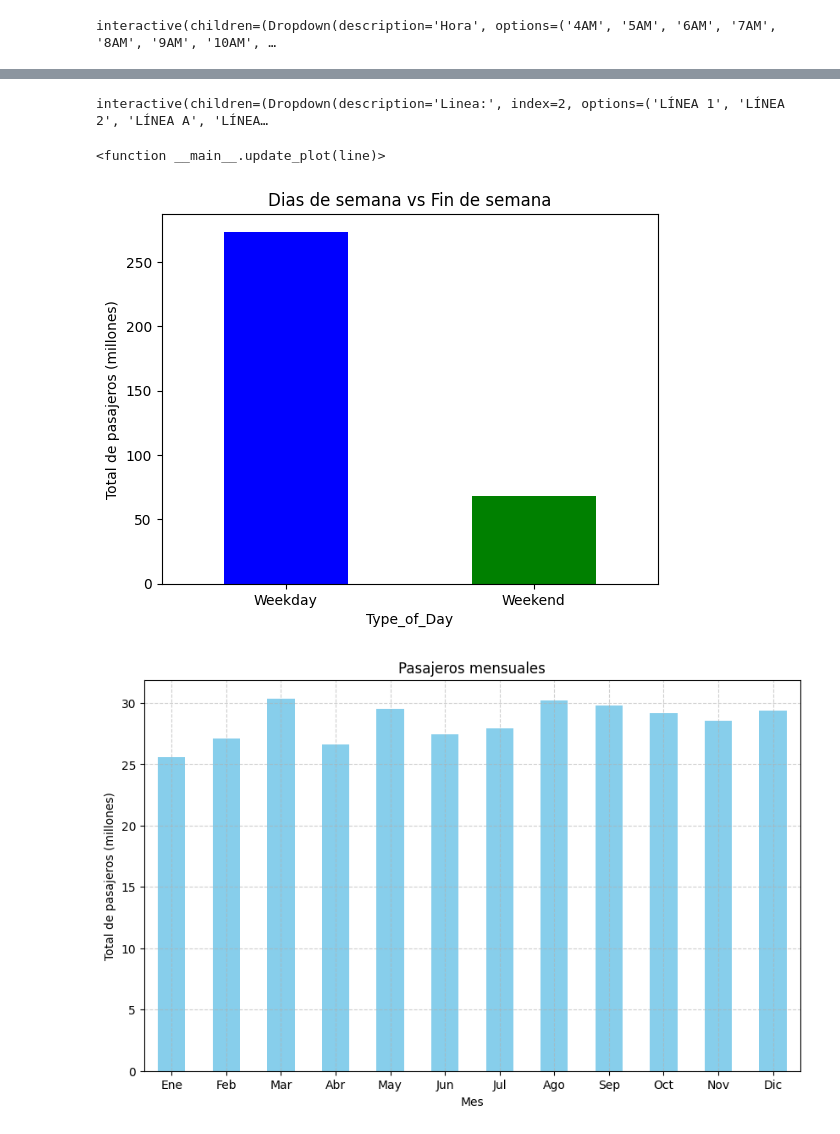
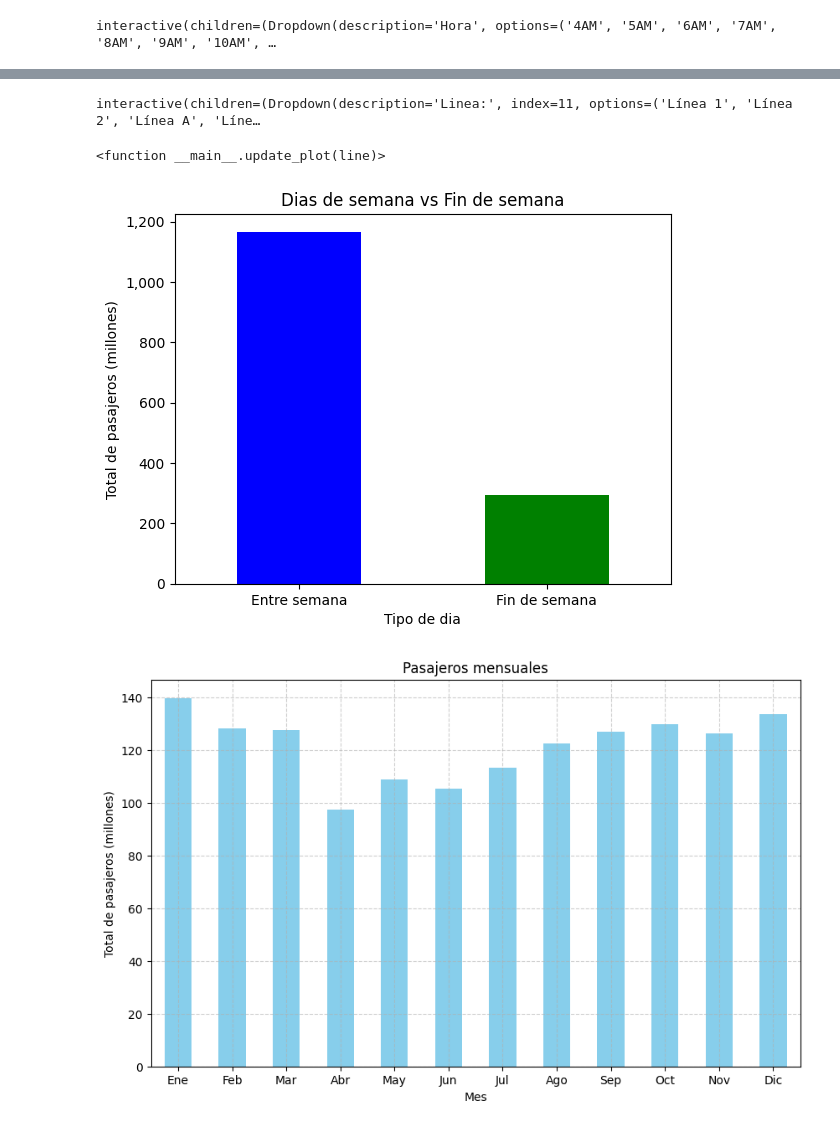
Before and after one commit to Rosvend/Passenger-flow-prediction-LSTM, a Jupyter notebook: LSTM_Metro_passenger_flow.ipynb, the cells around one changed output, grey strips where cells are left out. Cells and saved outputs as stored; diff of their text form; code cells hidden in the pictures.

```diff
--- a/LSTM_Metro_passenger_flow.ipynb
+++ b/LSTM_Metro_passenger_flow.ipynb
@@ -78,0 +294,4 @@ memory usage: 773.5+ KB
+# %%
+df2022 = df2022.rename(columns={'Día':'Dia','Línea de Servicio':'Linea','Hora de operación':'4AM','Unnamed: 22':'Total_pasajeros'}) #Cambiamos el resto de columnas que faltaron
+df2022 = df2022.drop([0])
+df2022.head()
@@ -132,0 +411,4 @@ df2023.tail()
+# %%
+df2024 = df2024.rename(columns={'Día':'Dia','Línea de Servicio':'Linea','Hora de Operación':'4AM','Unnamed: 22':'Total_pasajeros'}) #Cambiamos el resto de columnas que faltaron
+df2024 = df2024.drop([0])
+df2024.head()
@@ -132,0 +423,9 @@ df2023.tail()
+# %%
+dfs = [df2019, df2020, df2021, df2022, df2023, df2024]
+for df in dfs:
+    if 'Dia' in df.columns:
+        df['Dia'] = pd.to_datetime(df['Dia'], format='%d/%m/%Y', errors='coerce')
+
+df = pd.concat(dfs, axis=0,ignore_index=True)
+df.to_excel('Afluencia2020-2024.xlsx',index=False)
+df.head()
@@ -182,7 +489,7 @@ from ipywidgets import interact, Dropdown
 
 #grafica interactiva
 def update_plot(line):
-    df_filtered = df2023[df2023['Linea'] == line]
+    df_filtered = df[df['Linea'] == line]
     passengers_by_hour = (df_filtered.drop(columns=['Dia', 'Linea', 'Total_pasajeros']).sum() / 1e6)
     ax = passengers_by_hour.plot(kind='bar', figsize=(10, 5))
     plt.ylabel('Total de pasajeros (millones)')
@@ -190,25 +497,22 @@ def update_plot(line):
     ax.get_yaxis().set_major_formatter(ticker.FuncFormatter(lambda x, p: format(int(x), ',')))
     plt.show()
 
-interact(update_plot, line=Dropdown(options=df2023['Linea'].unique(), value='LÍNEA A', description='Linea:'))
+interact(update_plot, line=Dropdown(options=df['Linea'].unique(), value='LÍNEA A', description='Linea:'))
 # %% [output]
-interactive(children=(Dropdown(description='Linea:', index=2, options=('LÍNEA 1', 'LÍNEA 2', 'LÍNEA A', 'LÍNEA…
+interactive(children=(Dropdown(description='Linea:', index=11, options=('Línea 1', 'Línea 2', 'Línea A', 'Líne…
 <function __main__.update_plot(line)>
 # %%
-# Assuming df2023 is your DataFrame and 'Dia' is in "DD/MM/YYYY" format
-# Convert 'Dia' column to datetime specifying the correct format
-df2023['Dia'] = pd.to_datetime(df2023['Dia'], format='%d/%m/%Y')  # Note the format change
+df['Dia'] = pd.to_datetime(df['Dia'], format='%d/%m/%Y')  # Note the format change
 
-# Create a new column for the day of the week (0=Monday, 6=Sunday)
-df2023['Dia_semana'] = df2023['Dia'].dt.dayofweek
+#Nueva columna para el dia de la semana (0=Lunes, 6=Viernes)
+df['Dia_semana'] = df['Dia'].dt.dayofweek
 
-# Classify as 'Weekday' or 'Weekend'
-df2023['Tipo de dia'] = df2023['Day_of_Week'].apply(lambda x: 'Fin de semana' if x >= 5 else 'Entre semana')
+# Clasificar como dia de semana o fin de semana
+df['Tipo de dia'] = df['Dia_semana'].apply(lambda x: 'Fin de semana' if x >= 5 else 'Entre semana')
 
-# Aggregate passenger flow by Type_of_Day
-passenger_summary = df2023.groupby('Tipo de dia')['Total_pasajeros'].sum()/ 1e6
+passenger_summary = df.groupby('Tipo de dia')['Total_pasajeros'].sum()/ 1e6
 
-# Plotting
+
 ax = passenger_summary.plot(kind='bar', color=['blue', 'green'])
 plt.ylabel('Total de pasajeros (millones)')
 plt.title('Dias de semana vs Fin de semana')
@@ -216,28 +520,25 @@ plt.xticks(rotation=0)  # Rotate category labels for better readability
 ax.get_yaxis().set_major_formatter(ticker.FuncFormatter(lambda x, p: format(int(x), ',')))
 plt.show()
 # %% [output]
-[figure, old version]
+[figure, new version]
 # %%
-
-
-# Assuming df2023 is your DataFrame and it has a 'Total_pasajeros' and 'Dia' column
 # Convert 'Dia' column to datetime if it's not already
-df2023['Dia'] = pd.to_datetime(df2023['Dia'])
+df['Dia'] = pd.to_datetime(df['Dia'])
 
 # Extract month from the Dia
-df2023['Mes'] = df2023['Dia'].dt.month
+df['Mes'] = df['Dia'].dt.month
 
 # Aggregate passenger flow by month
-monthly_passenger_flow = df2023.groupby('Mes')['Total_pasajeros'].sum()/1e6
+monthly_passenger_flow = df.groupby('Mes')['Total_pasajeros'].sum()/1e6
 
 # Plotting
 plt.figure(figsize=(10, 6))
 monthly_passenger_flow.plot(kind='bar', color='skyblue')
 plt.title('Pasajeros mensuales')
 plt.xlabel('Mes')
 plt.ylabel('Total de pasajeros (millones)')
 plt.xticks(ticks=range(len(monthly_passenger_flow)), labels=['Ene', 'Feb', 'Mar', 'Abr', 'May', 'Jun', 'Jul', 'Ago', 'Sep', 'Oct', 'Nov', 'Dic'], rotation=0)
 plt.grid(True, linestyle='--', alpha=0.6)
 plt.show()
 # %% [output]
-[figure, old version]
+[figure, new version]
```
Also changed, not shown: parts of 28 cells of this notebook.
